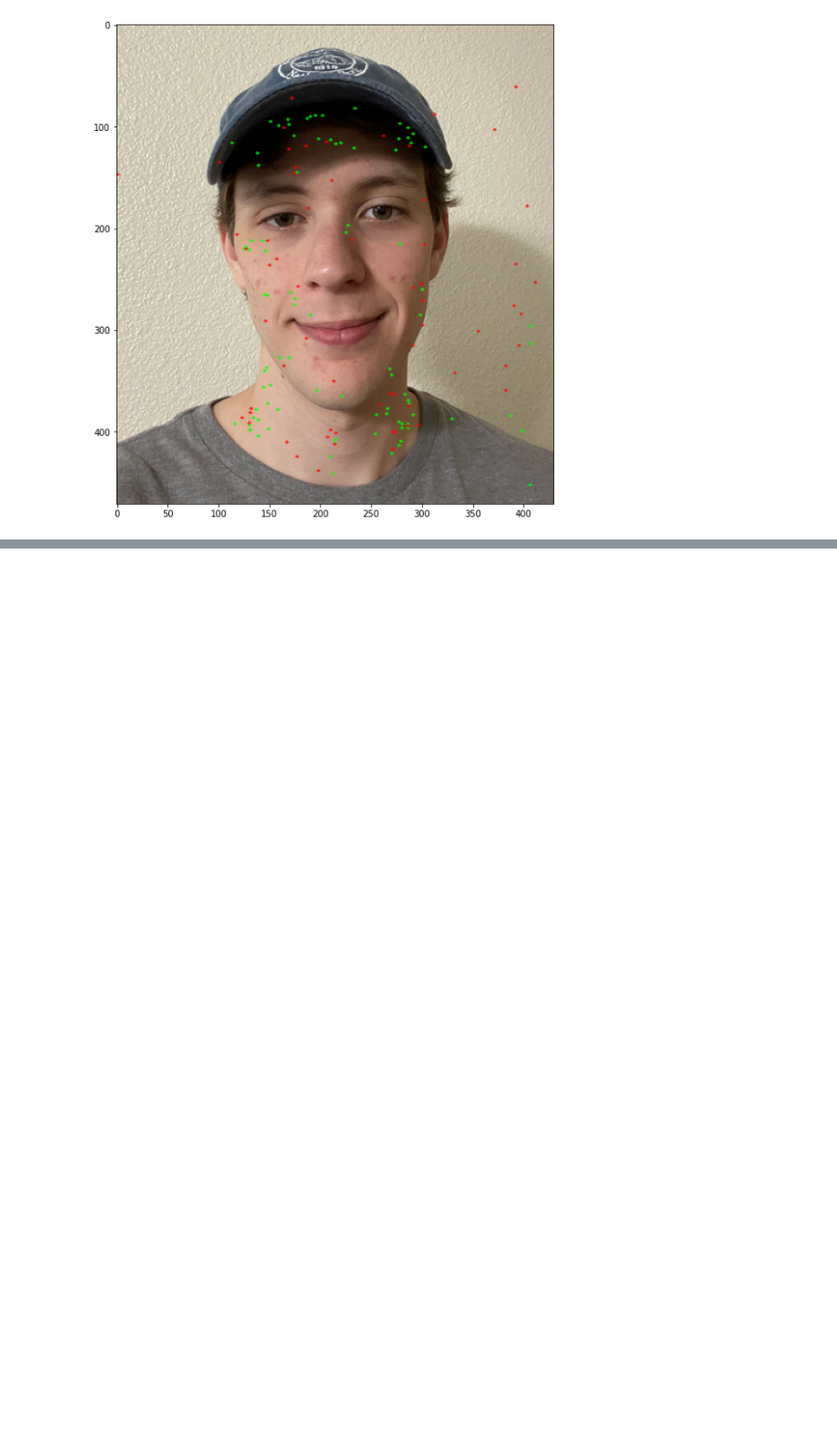
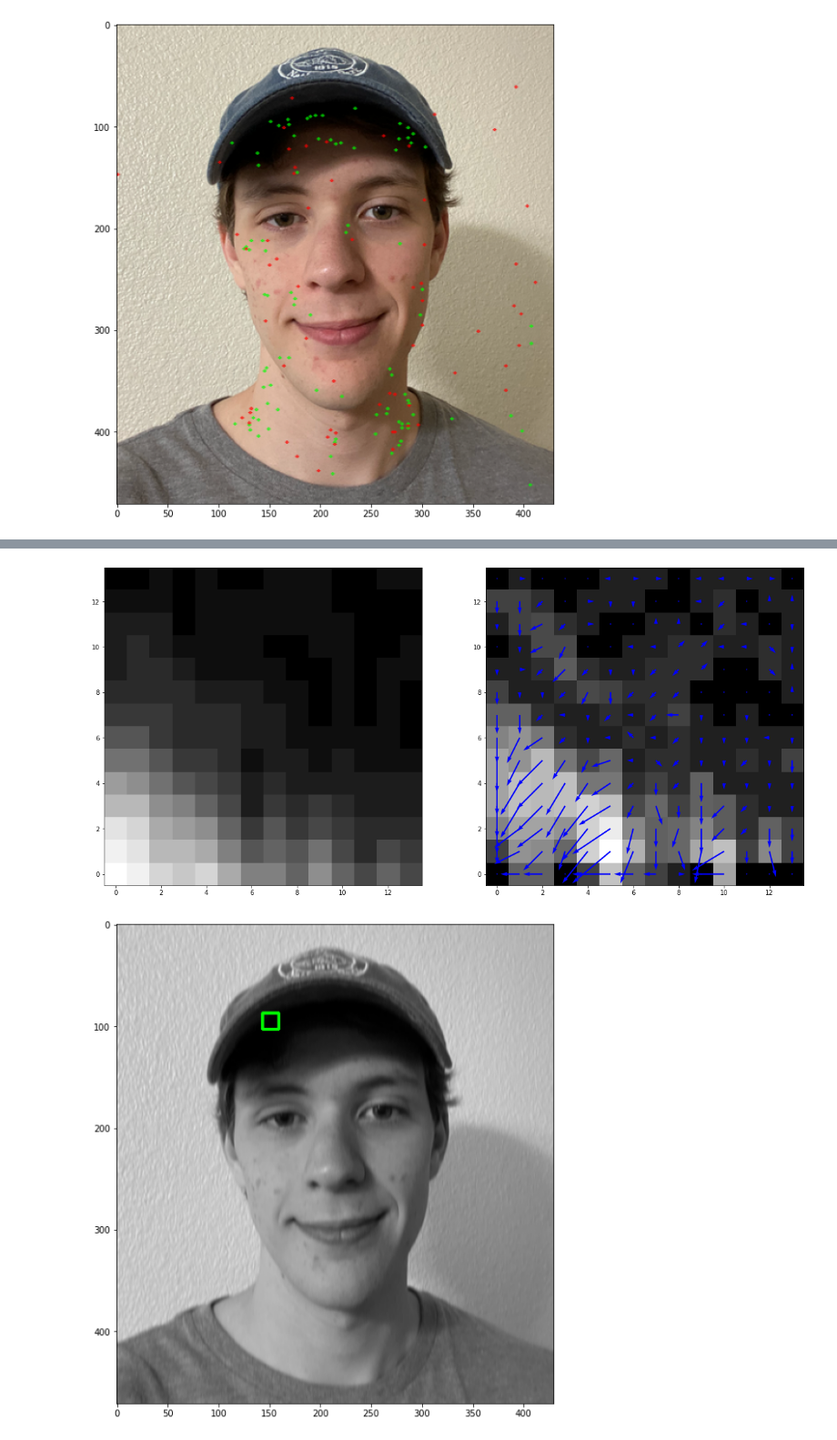
Before and after one commit to WTS012201/CompVis, a Jupyter notebook: ImageStitching/sift.ipynb, the cells around one changed output, grey strips where cells are left out. Shown at 91% size. Cells and saved outputs as stored; diff of their text form; code cells hidden in the pictures; blank space fills up the shorter version.

```diff
--- a/ImageStitching/sift.ipynb
+++ b/ImageStitching/sift.ipynb
@@ -282,3 +125,11 @@ def show_patch_structure(sample_hists):
+# %%
+kp = ori_kps1[sample_kp]
+utils.show_patch_structure(
+    _smooth_hist, octaves, kp, sample_oct_idx, sample_scale_idx
+)
+# %% [output]
+[figure, added]
+[figure, added]
 # %%
 # img_kp = src.copy()
 # cv.drawKeypoints(img_kp, ori_kps1, img_kp, color=(0,255,0), flags=cv.DrawMatchesFlags_DRAW_RICH_KEYPOINTS)
```
Also changed, not shown: parts of 6 cells of this notebook, 1 other file.
